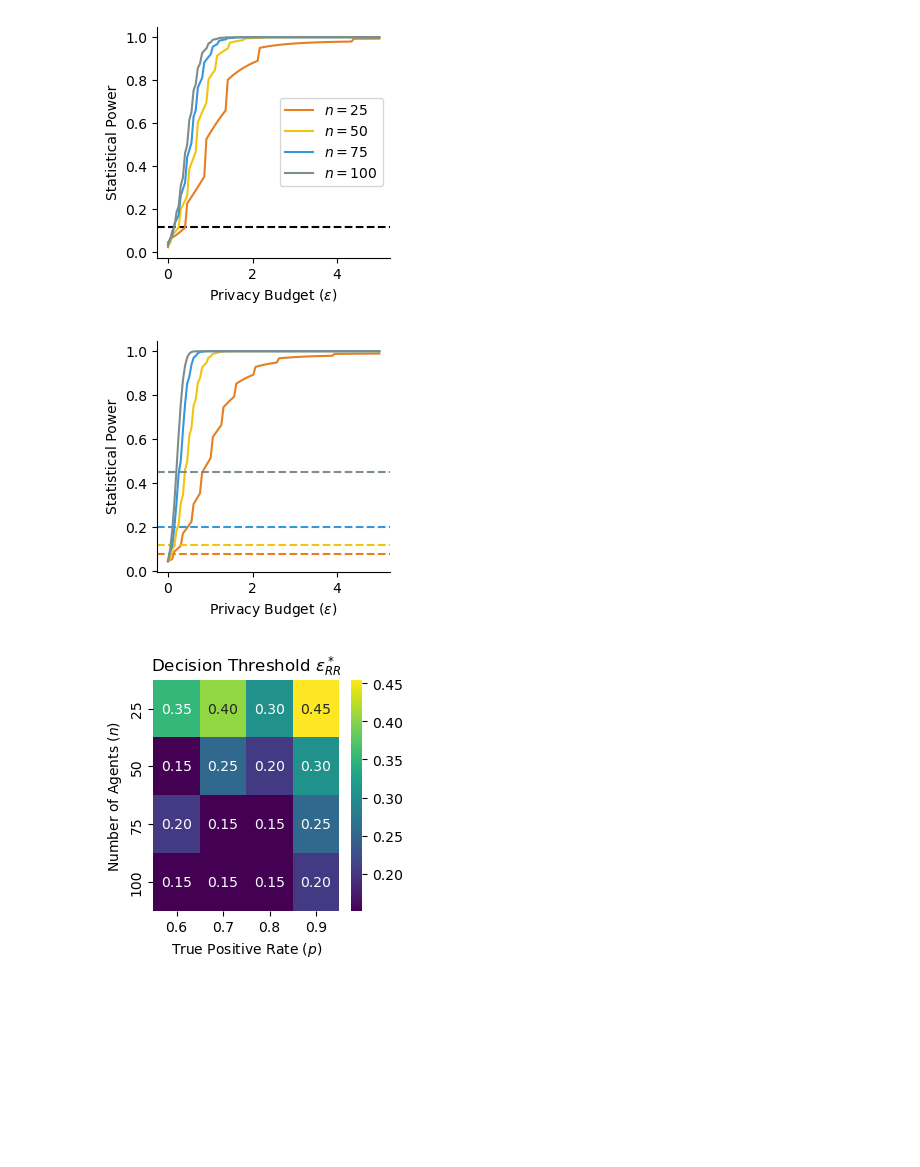
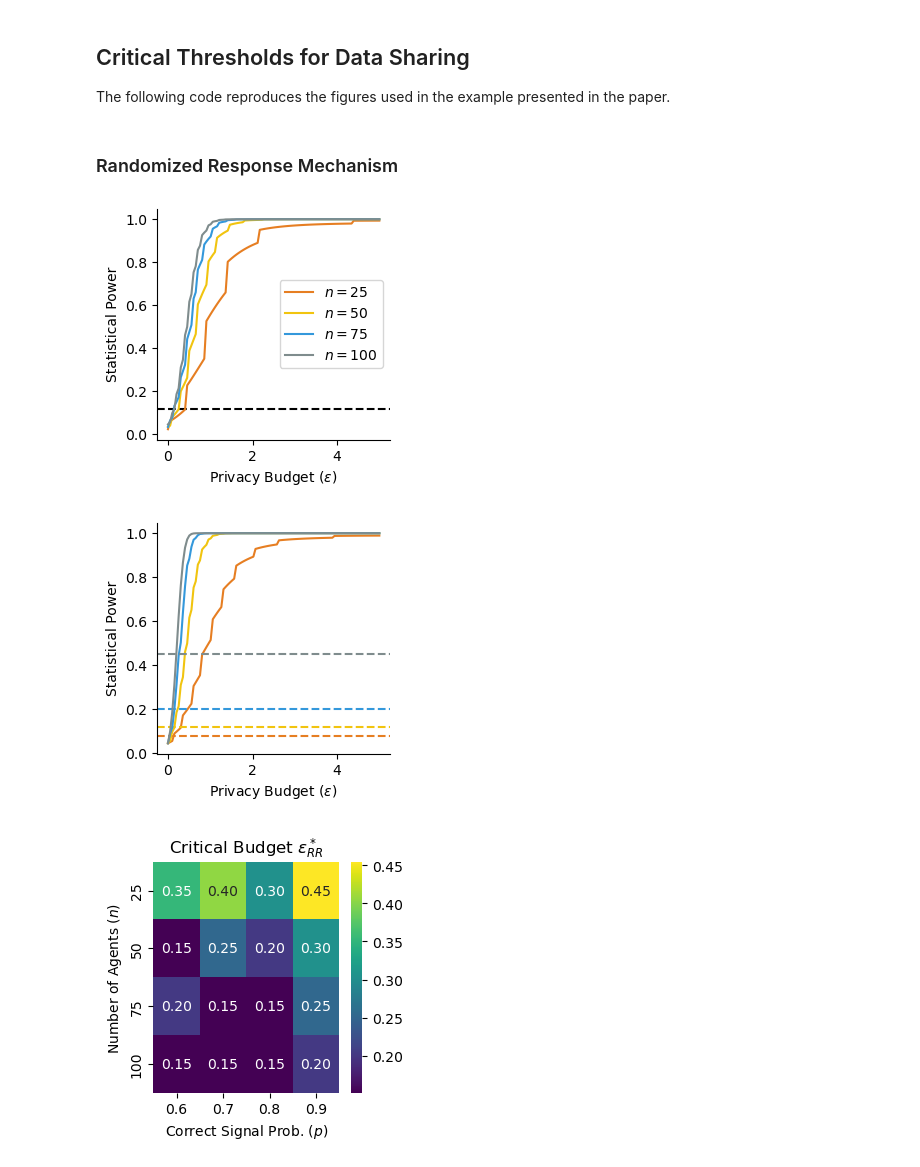
Before and after one commit to papachristoumarios/dp-social-learning, a Jupyter notebook: clinical_trials.ipynb, the cells around one changed output. Drawn from its saved outputs; the diff is of its cells as text; code cells hidden in the pictures; blank space fills up the shorter version.

Commit message:
Improve figures

```diff
--- a/clinical_trials.ipynb
+++ b/clinical_trials.ipynb
@@ -871,3 +987,9 @@ plot_errors(df_atsg)
+# %% [markdown]
+## Critical Thresholds for Data Sharing
+
+The following code reproduces the figures used in the example presented in the paper.
+# %% [markdown]
+### Randomized Response Mechanism
 # %%
 import scipy.stats
 
@@ -920,10 +1042,10 @@ def plot_decision_thresholds_rr():
     ax.set_xticklabels(p_range)
     ax.set_yticklabels(n_range)
 
-    ax.set_xlabel('True Positive Rate ($p$)')
+    ax.set_xlabel('Correct Signal Prob. ($p$)')
     ax.set_ylabel('Number of Agents ($n$)')
 
-    ax.set_title('Decision Threshold $\epsilon^*_{RR}$')
+    ax.set_title('Critical Budget $\epsilon^*_{RR}$')
 
     fig.savefig('figures/decision_thresholds.pdf', bbox_inches='tight')
 
@@ -972,31 +1094,31 @@ def binary_signals_curve_p_rr(n, alpha=0.05):
 
         powers = np.array([binary_signals_statistical_power_rr(n, p, epsilon, alpha) for epsilon in epsilons])
 
         ax.plot(epsilons, powers, label=f'$p  = {p}$', color=palette[i])
 
         ax.axhline(binary_signal_statistical_power_individual(p, alpha), linestyle='--', color=palette[i])
 
         # # find intersection point between p and powers
         # intersection = np.argmin(np.abs(p - powers))
 
         # ax.plot([epsilons[intersection]], [p], 'o', color=palette[i])
 
     sns.despine()
 
 
     # move legend outside
     # ax.legend(loc='center left', bbox_to_anchor=(1, 0.5))
 
     ax.set_xlabel('Privacy Budget ($\\varepsilon$)')
     ax.set_ylabel('Statistical Power')
 
     fig.savefig('figures/binary_signals_curve_p.pdf', bbox_inches='tight')
 
 binary_signals_curve_n_rr(0.7)
 binary_signals_curve_p_rr(100)
 
 plot_decision_thresholds_rr()
 # %% [output]
 [figure]
 [figure]
-[figure, old version]
+[figure, new version]
```
Also changed, not shown: parts of 17 cells of this notebook, 35 other files.
